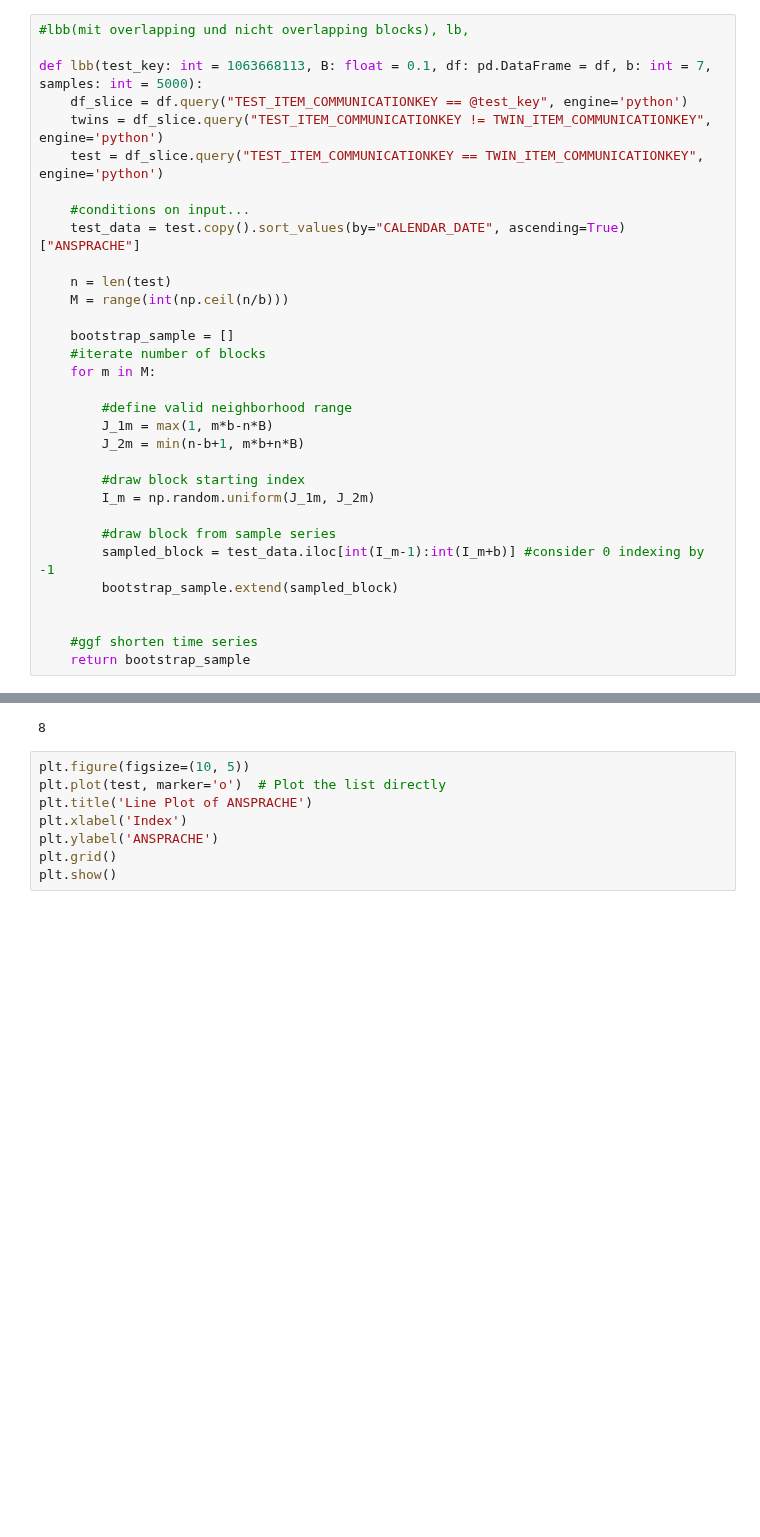
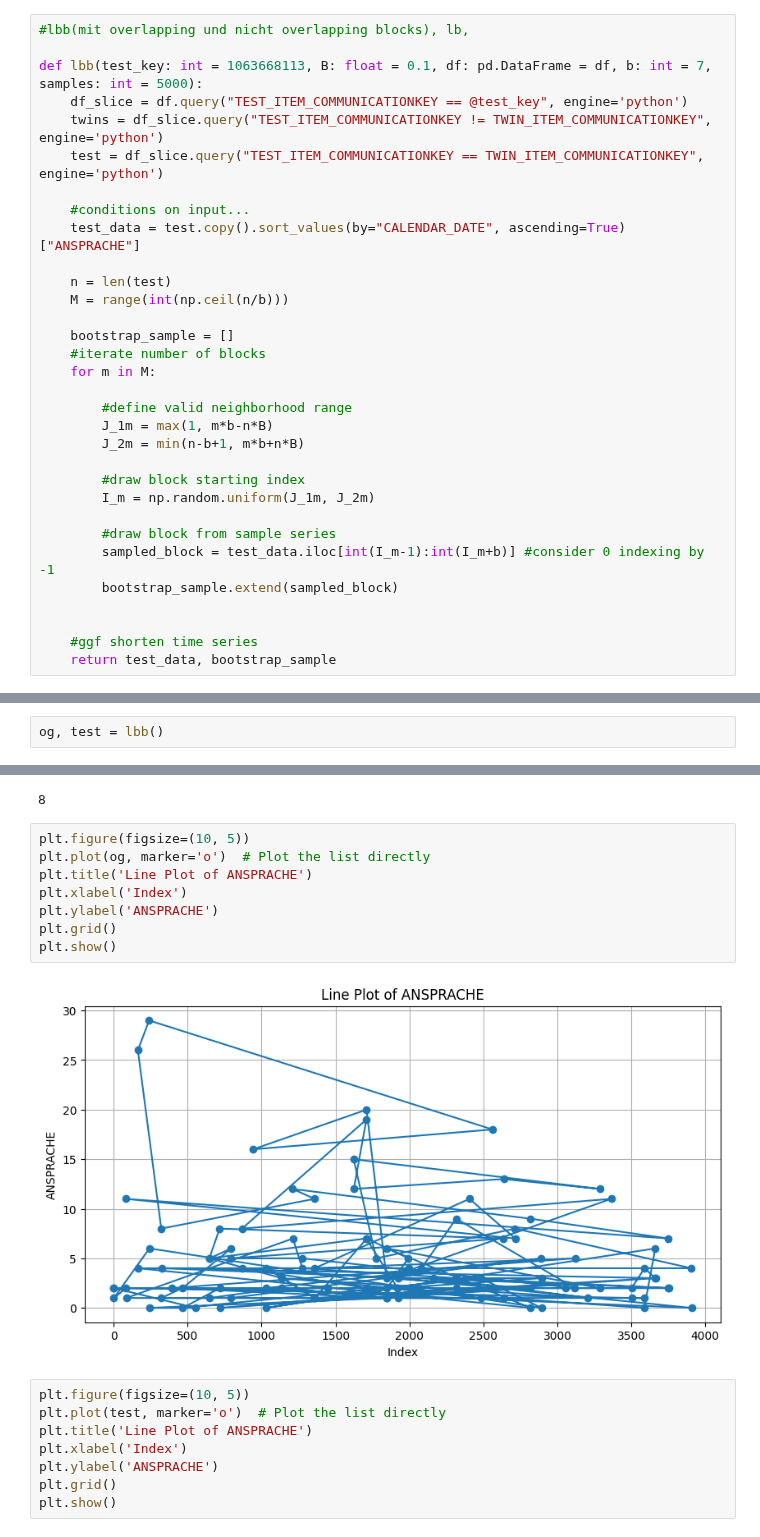
Before and after one commit to chrisnhr/Diplom, a Jupyter notebook: bootstrapping.ipynb, the cells around one changed output, grey strips where cells are left out. Saved outputs shown, nothing was run; the diff lists cells and outputs as text; blank space fills up the shorter version.

```diff
--- a/bootstrapping.ipynb
+++ b/bootstrapping.ipynb
@@ -90,4 +92,4 @@ def lbb(test_key: int = 1063668113, B: float = 0.1, df: pd.DataFrame = df, b: in
 
 
     #ggf shorten time series
-    return bootstrap_sample
+    return test_data, bootstrap_sample
@@ -96,9 +96,21 @@ test = lbb()
+# %%
+og, test = lbb()
 # %%
 import matplotlib.pyplot as plt
 # %%
 test[2]
 # %% [output]
 8
+# %%
+plt.figure(figsize=(10, 5))
+plt.plot(og, marker='o')  # Plot the list directly
+plt.title('Line Plot of ANSPRACHE')
+plt.xlabel('Index')
+plt.ylabel('ANSPRACHE')
+plt.grid()
+plt.show()
+# %% [output]
+[figure, added]
 # %%
 plt.figure(figsize=(10, 5))
 plt.plot(test, marker='o')  # Plot the list directly
```
Also changed, not shown: parts of 2 cells of this notebook, 1 other file.
